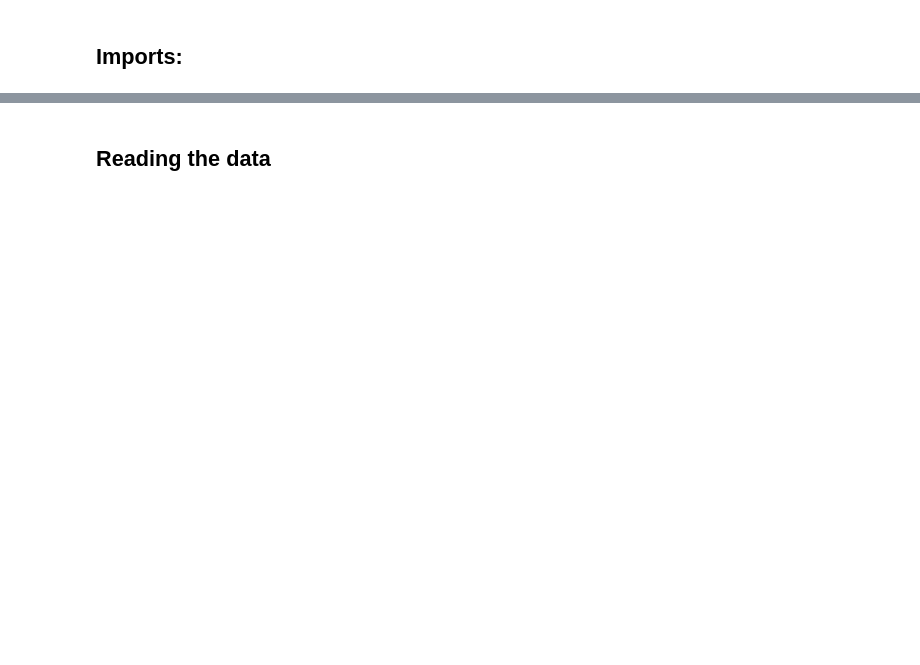
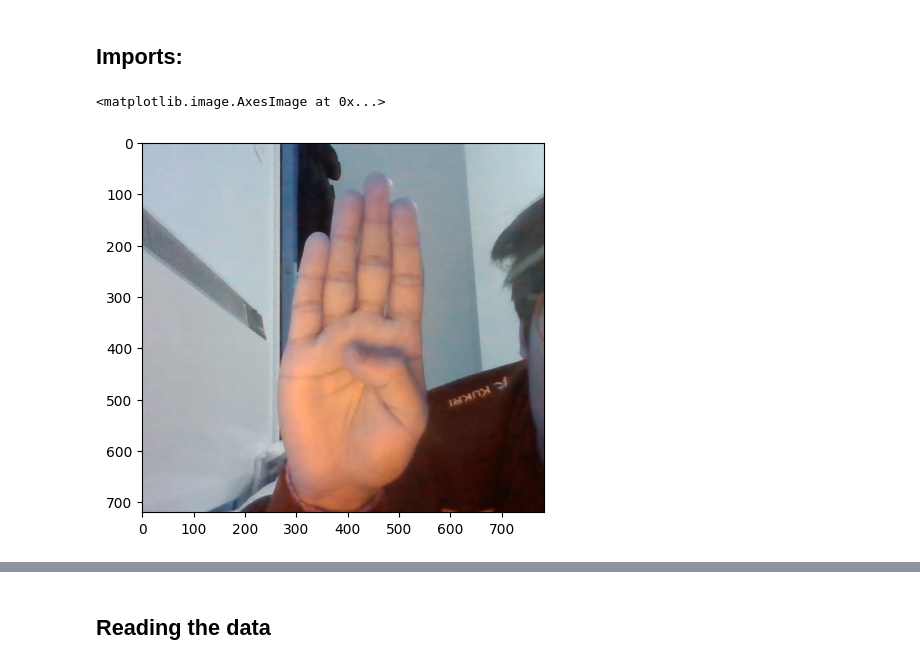
Before and after one commit to ce20480/SignLanguageDetection, a Jupyter notebook: ASLDetection.ipynb, the cells around one changed output, grey strips where cells are left out. Cells and saved outputs as stored; diff of their text form; code cells hidden in the pictures; blank space fills up the shorter version.

```diff
--- a/ASLDetection.ipynb
+++ b/ASLDetection.ipynb
@@ -6,3 +6,10 @@ import numpy as np
 import matplotlib.pyplot as plt
 from Create_Dataset import create_dataset
 import cv2 as cv
+# %%
+image = cv.imread('image.jpg')
+# %%
+plt.imshow(image)
+# %% [output]
+<matplotlib.image.AxesImage at 0x...>
+[figure, added]
```
Also changed, not shown: parts of 27 cells of this notebook, 8 other files.
